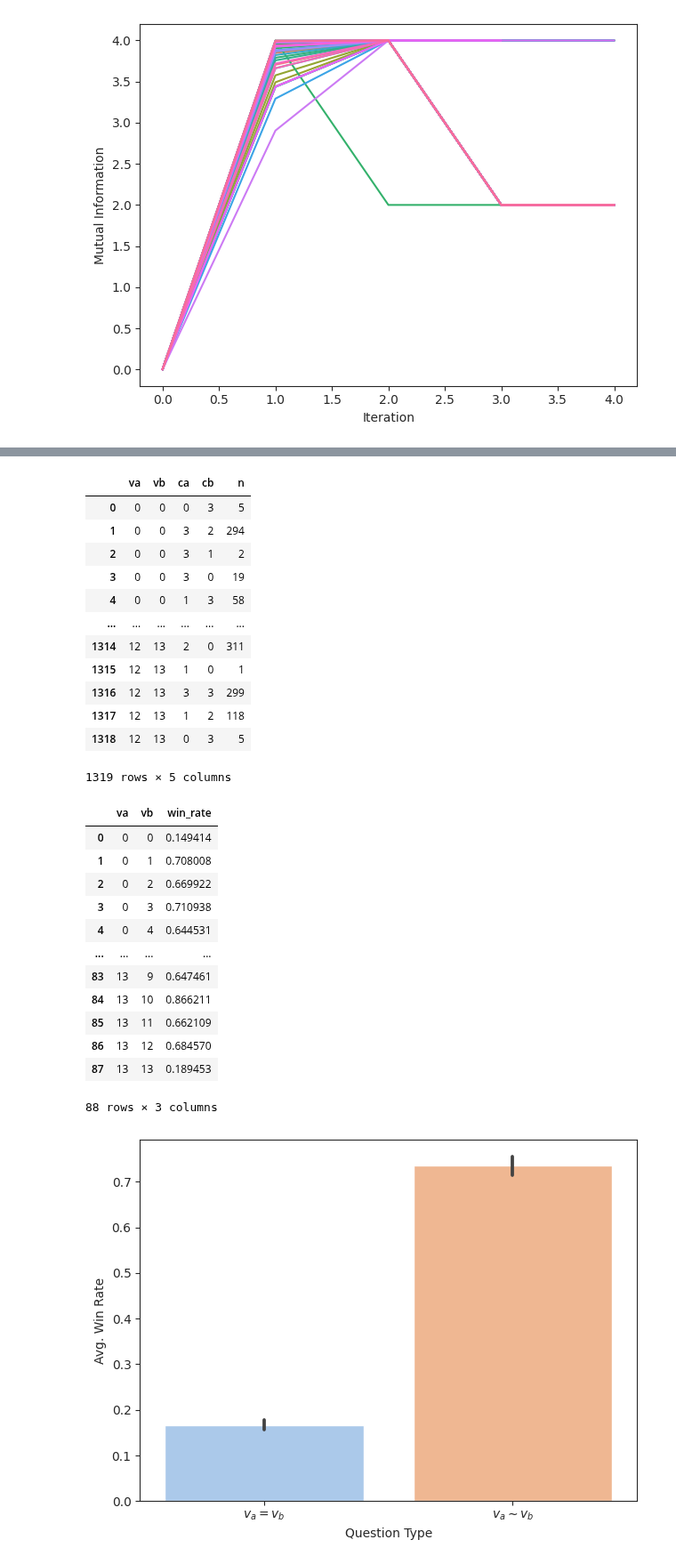
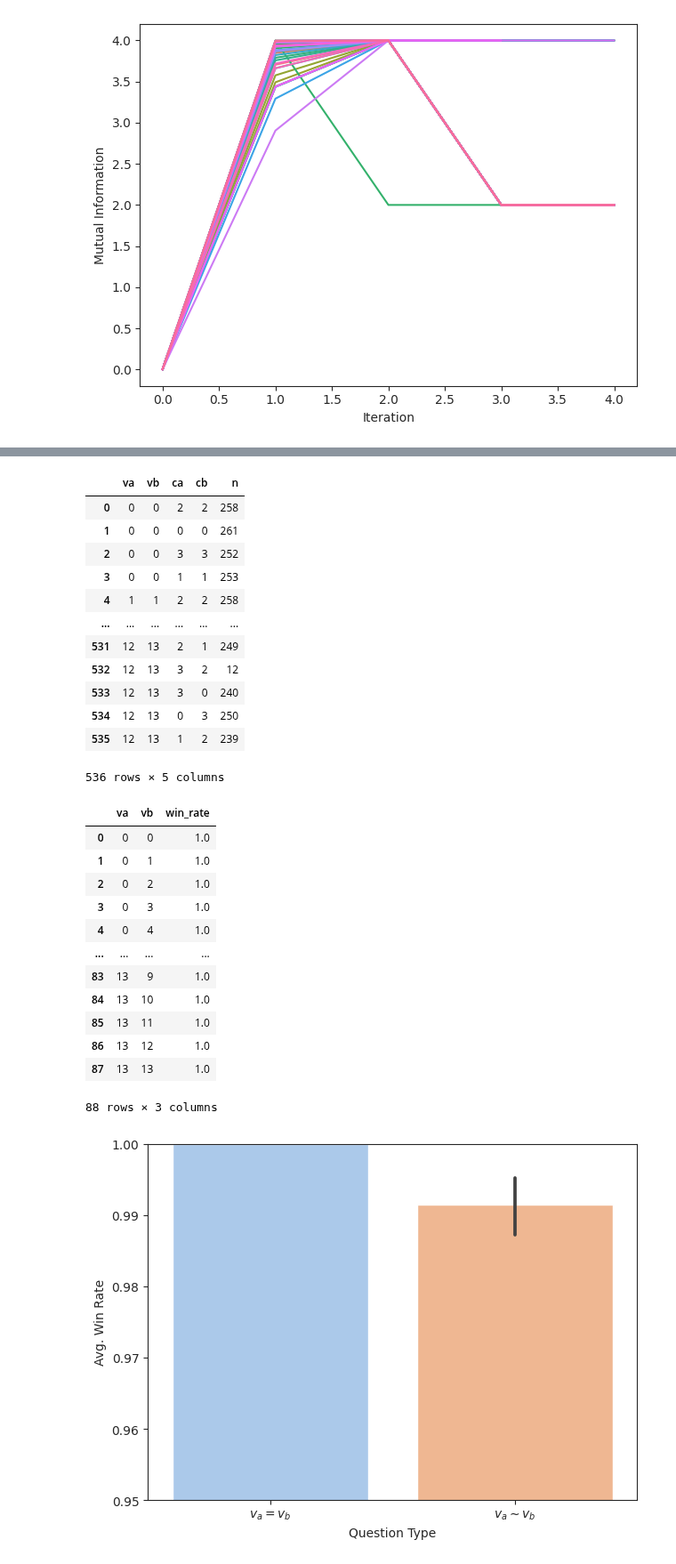
Before and after one commit to jfurches/nonlocalgames, a Jupyter notebook: g14.ipynb, the cells around one changed output, grey strips where cells are left out. Shown at 89% size. Cells and saved outputs as stored; diff of their text form; code cells hidden in the pictures.

```diff
--- a/g14.ipynb
+++ b/g14.ipynb
@@ -105,6 +105,7 @@ def load_g14_circuit(path: str):
     players = 2
     qc = load_adapt_ansatz(
         data['state'],
+        '++++',
         [qubits] * players,
         adapt_order=False)
 
@@ -114,6 +115,6 @@ def load_g14_circuit(path: str):
     return qc, phi
 
 # Load best circuit
-shared_state, phi = load_g14_circuit('data/g14_state.json')
+shared_state, phi = load_g14_circuit('data/g14_imbalanced/g14_state.json')
 shared_state.draw('mpl')
 # %% [output]
@@ -307,6 +297,7 @@ def load_g14_circuit(path: str):
     players = 2
     qc = load_adapt_ansatz(
         data['state'],
+        '++++',
         [qubits] * players,
         adapt_order=False)
 
@@ -353,18 +344,18 @@ df.to_csv('data/g14_balanced/g14_responses.csv', index=False)
 df
 # %% [output]
 |  | va | vb | ca | cb | n |
-| 0 | 0 | 0 | 0 | 3 | 5 |
-| 1 | 0 | 0 | 3 | 2 | 294 |
-| 2 | 0 | 0 | 3 | 1 | 2 |
-| 3 | 0 | 0 | 3 | 0 | 19 |
-| 4 | 0 | 0 | 1 | 3 | 58 |
+| 0 | 0 | 0 | 2 | 2 | 258 |
+| 1 | 0 | 0 | 0 | 0 | 261 |
+| 2 | 0 | 0 | 3 | 3 | 252 |
+| 3 | 0 | 0 | 1 | 1 | 253 |
+| 4 | 1 | 1 | 2 | 2 | 258 |
 | ... | ... | ... | ... | ... | ... |
-| 1314 | 12 | 13 | 2 | 0 | 311 |
-| 1315 | 12 | 13 | 1 | 0 | 1 |
-| 1316 | 12 | 13 | 3 | 3 | 299 |
-| 1317 | 12 | 13 | 1 | 2 | 118 |
-| 1318 | 12 | 13 | 0 | 3 | 5 |
+| 531 | 12 | 13 | 2 | 1 | 249 |
+| 532 | 12 | 13 | 3 | 2 | 12 |
+| 533 | 12 | 13 | 3 | 0 | 240 |
+| 534 | 12 | 13 | 0 | 3 | 250 |
+| 535 | 12 | 13 | 1 | 2 | 239 |
-1319 rows × 5 columns
+536 rows × 5 columns
 # %%
 def winrate(gdf: pd.DataFrame):
     if np.all(gdf.va == gdf.vb):
@@ -377,31 +368,32 @@ wr.to_csv('data/g14_balanced/g14_win_rate.csv', index=False)
 wr
 # %% [output]
 |  | va | vb | win_rate |
-| 0 | 0 | 0 | 0.149414 |
-| 1 | 0 | 1 | 0.708008 |
-| 2 | 0 | 2 | 0.669922 |
-| 3 | 0 | 3 | 0.710938 |
-| 4 | 0 | 4 | 0.644531 |
+| 0 | 0 | 0 | 1.0 |
+| 1 | 0 | 1 | 1.0 |
+| 2 | 0 | 2 | 1.0 |
+| 3 | 0 | 3 | 1.0 |
+| 4 | 0 | 4 | 1.0 |
 | ... | ... | ... | ... |
-| 83 | 13 | 9 | 0.647461 |
-| 84 | 13 | 10 | 0.866211 |
-| 85 | 13 | 11 | 0.662109 |
-| 86 | 13 | 12 | 0.684570 |
-| 87 | 13 | 13 | 0.189453 |
+| 83 | 13 | 9 | 1.0 |
+| 84 | 13 | 10 | 1.0 |
+| 85 | 13 | 11 | 1.0 |
+| 86 | 13 | 12 | 1.0 |
+| 87 | 13 | 13 | 1.0 |
 88 rows × 3 columns
 # %%
 import matplotlib.pyplot as plt
 import seaborn as sns
 sns.set_style('ticks')
 sns.set_palette('pastel')
 
 wr['question'] = np.where(wr.va == wr.vb, r'$v_a = v_b$', r'$v_a \sim v_b$')
 
 sns.barplot(data=wr, x='question', y='win_rate')
 plt.xlabel('Question Type')
 plt.ylabel('Avg. Win Rate')
+plt.ylim(0.95, 1)
 plt.tight_layout()
 plt.savefig('plots/g14_balanced/g14_win_rate.png', dpi=300)
 plt.show()
 # %% [output]
-[figure, old version]
+[figure, new version]
```
Also changed, not shown: parts of 10 cells of this notebook, 9 other files.
